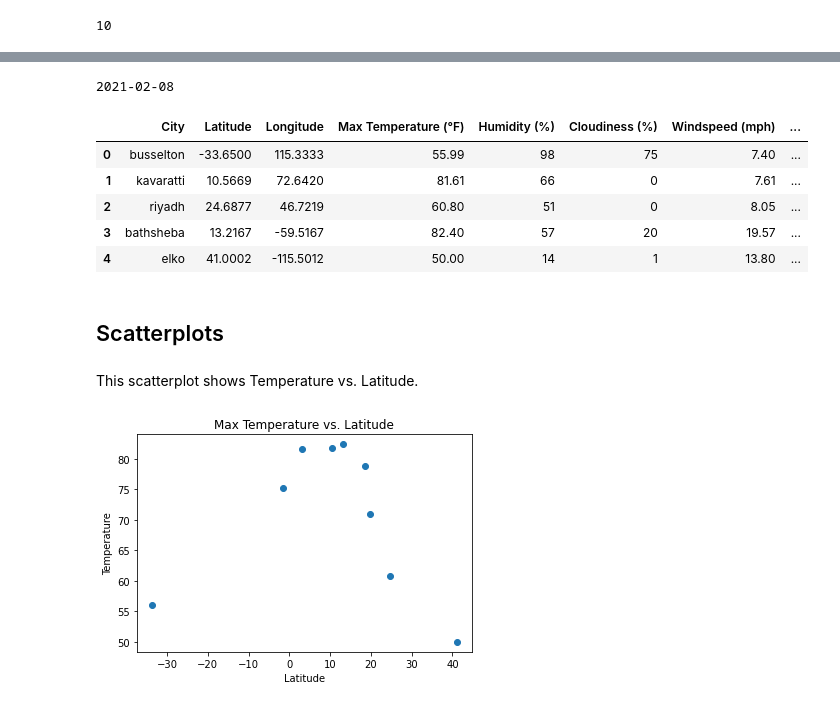
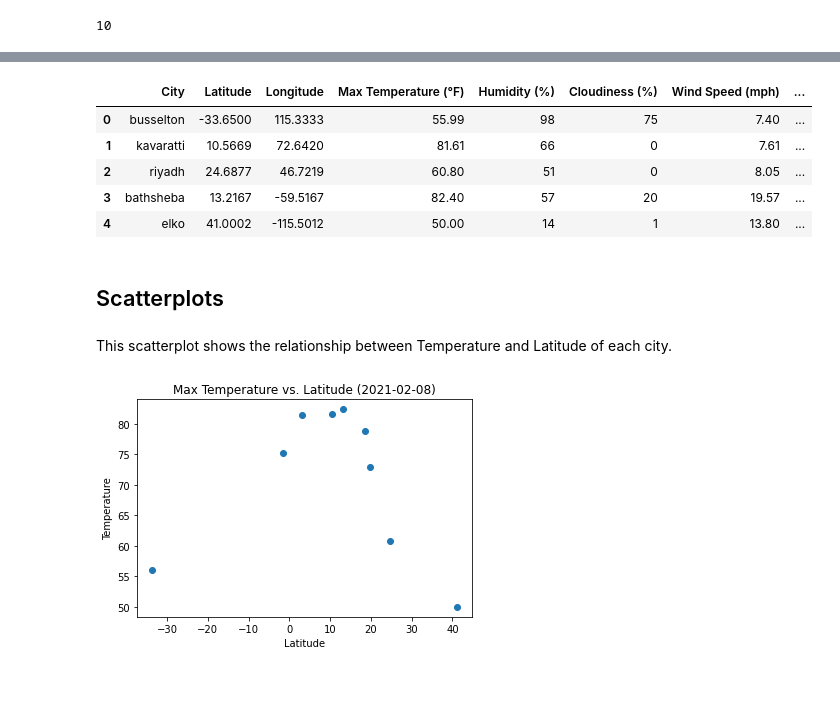
Before and after one commit to drbernal47/python-api-challenge, a Jupyter notebook: WeatherPy/WeatherPy.ipynb, the cells around one changed output, grey strips where cells are left out. Cells and saved outputs as stored; diff of their text form; code cells hidden in the pictures.

```diff
--- a/WeatherPy/WeatherPy.ipynb
+++ b/WeatherPy/WeatherPy.ipynb
@@ -116,7 +116,7 @@ weather_df = pd.DataFrame({
     "Max Temperature (°F)":temp,
     "Humidity (%)":humidity,
     "Cloudiness (%)":cloudiness,
-    "Windspeed (mph)":windspeed,
+    "Wind Speed (mph)":windspeed,
     "Country Code":country,
     "Date & Time":date
 })
@@ -131,8 +131,7 @@ weather_df.to_csv(output_data_file,index = False)
 
 weather_df.head()
 # %% [output]
-2021-02-08
-|  | City | Latitude | Longitude | Max Temperature (°F) | Humidity (%) | Cloudiness (%) | Windspeed (mph) | ... |
+|  | City | Latitude | Longitude | Max Temperature (°F) | Humidity (%) | Cloudiness (%) | Wind Speed (mph) | ... |
 | 0 | busselton | -33.6500 | 115.3333 | 55.99 | 98 | 75 | 7.40 | ... |
 | 1 | kavaratti | 10.5669 | 72.6420 | 81.61 | 66 | 0 | 7.61 | ... |
 | 2 | riyadh | 24.6877 | 46.7219 | 60.80 | 51 | 0 | 8.05 | ... |
@@ -141,13 +140,13 @@ weather_df.head()
 # %% [markdown]
 ## Scatterplots
 # %% [markdown]
-This scatterplot shows Temperature vs. Latitude.
+This scatterplot shows the relationship between Temperature and Latitude of each city.
 # %%
 plt.scatter(weather_df["Latitude"],weather_df["Max Temperature (°F)"])
-plt.title(f'Max Temperature vs. Latitude ({retrie})')
+plt.title(f'Max Temperature vs. Latitude ({retrieval_date})')
 plt.xlabel("Latitude")
 plt.ylabel("Temperature")
 plt.savefig("output_data/Temperature_vs_Latitude.png")
 plt.show()
 # %% [output]
-[figure, old version]
+[figure, new version]
```
Also changed, not shown: parts of 7 cells of this notebook, 4 other files.
